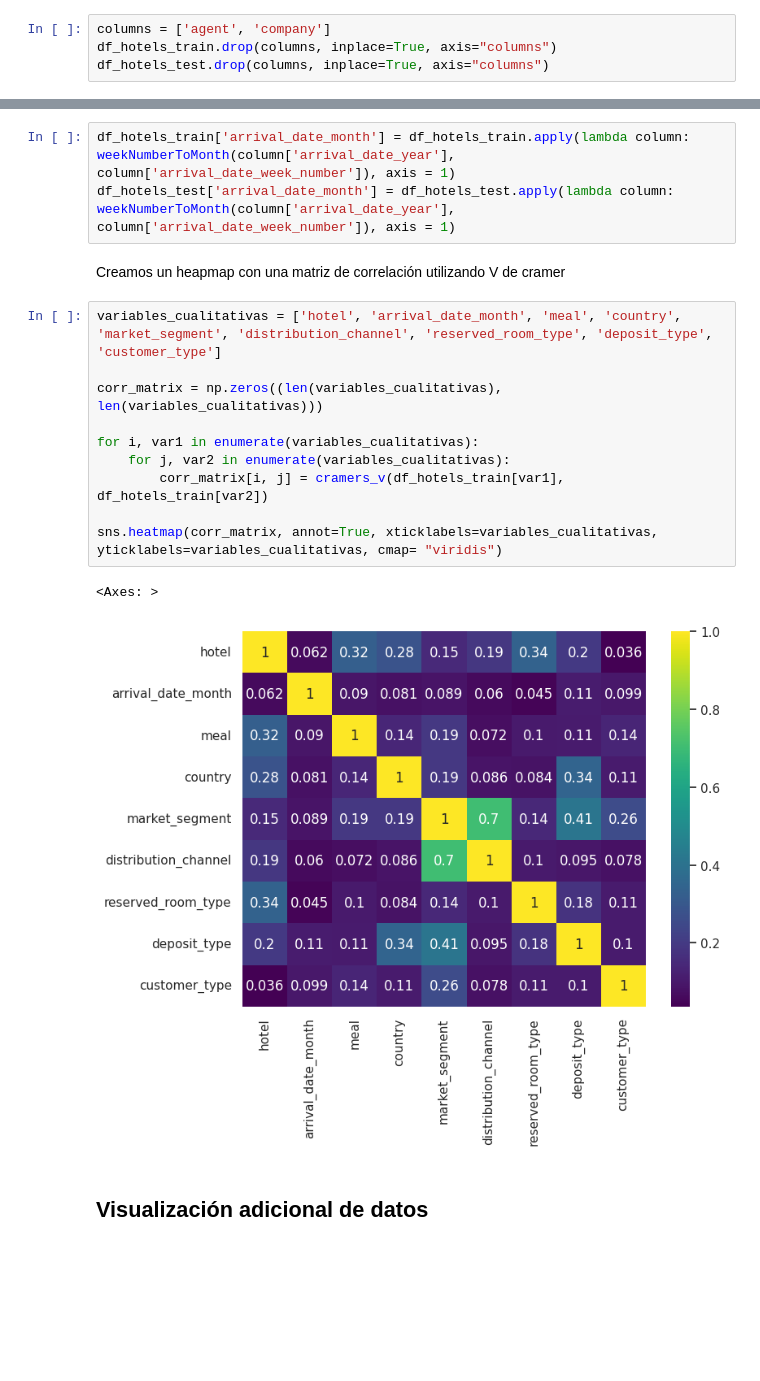
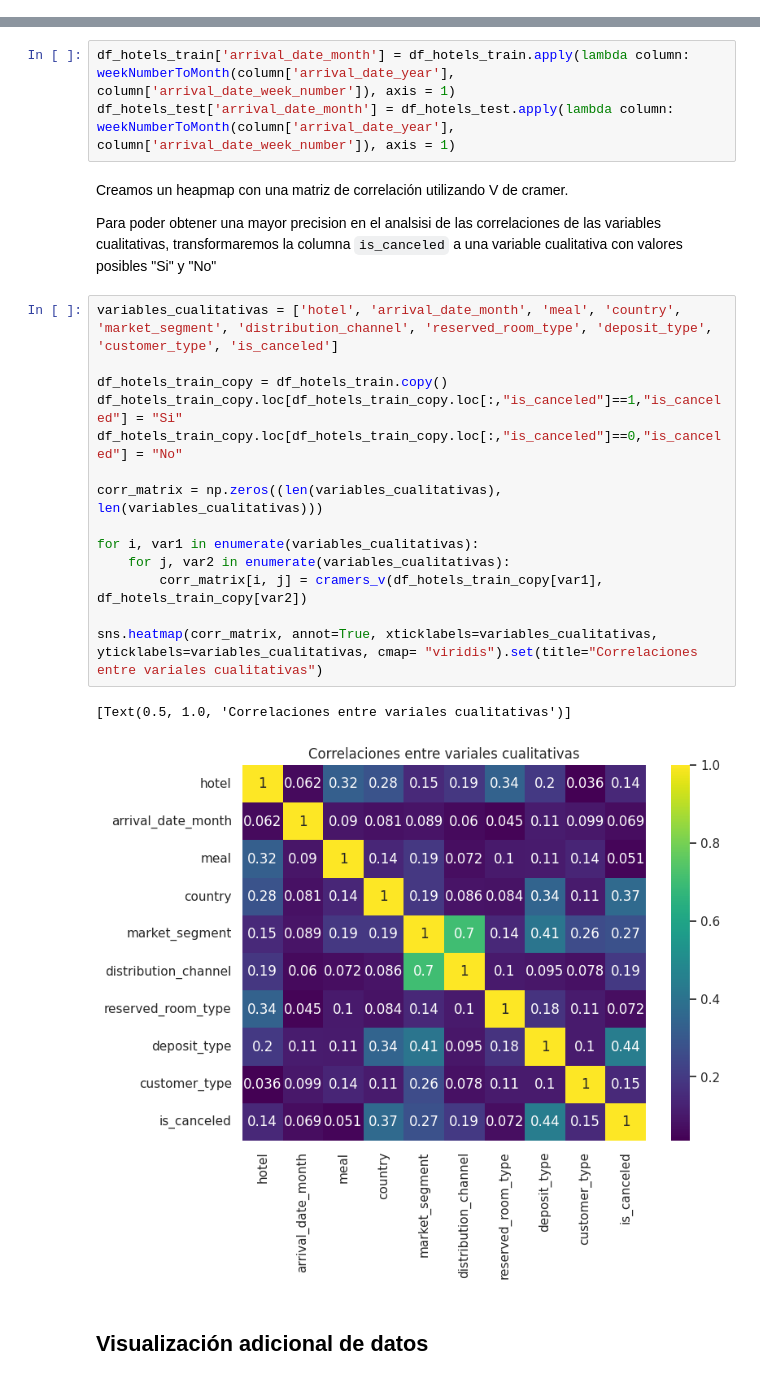
Before and after one commit to FrancoSecchi/7506R-1C2023-GRUPO02, a Jupyter notebook: 7506R_TP1_GRUPO02_CHP1_ENTREGA.ipynb, the cells around one changed output, grey strips where cells are left out. Cells and saved outputs as stored; diff of their text form; blank space fills up the shorter version.

```diff
--- a/7506R_TP1_GRUPO02_CHP1_ENTREGA.ipynb
+++ b/7506R_TP1_GRUPO02_CHP1_ENTREGA.ipynb
@@ -1207,7 +1229,3 @@ Columnas:
 La columna `id` tambien es un identificador, pero en este caso no lo vamos a eliminar, ya que es necesario para la competencia _Kaggle_.
 # %% [markdown]
 Al hacer dicho analisis, procedemos a eliminar dichas columnas del dataset de training y test
-# %%
-columns = ['agent', 'company']
-df_hotels_train.drop(columns, inplace=True, axis="columns")
-df_hotels_test.drop(columns, inplace=True, axis="columns")
@@ -1268,20 +1266,26 @@ Para poder lograr un analaisis mas preciso, vamos a crear una nueva columna que
 # %%
 df_hotels_train['arrival_date_month'] = df_hotels_train.apply(lambda column: weekNumberToMonth(column['arrival_date_year'], column['arrival_date_week_number']), axis = 1)
 df_hotels_test['arrival_date_month'] = df_hotels_test.apply(lambda column: weekNumberToMonth(column['arrival_date_year'], column['arrival_date_week_number']), axis = 1)
-# %% [markdown]
-Creamos un heapmap con una matriz de correlación utilizando V de cramer
+# %% [markdown]
+Creamos un heapmap con una matriz de correlación utilizando V de cramer.
+
+Para poder obtener una mayor precision en el analsisi de las correlaciones de las variables cualitativas, transformaremos la columna `is_canceled` a una variable cualitativa con valores posibles "Si" y "No"
 # %%
-variables_cualitativas = ['hotel', 'arrival_date_month', 'meal', 'country', 'market_segment', 'distribution_channel', 'reserved_room_type', 'deposit_type', 'customer_type']
+variables_cualitativas = ['hotel', 'arrival_date_month', 'meal', 'country', 'market_segment', 'distribution_channel', 'reserved_room_type', 'deposit_type', 'customer_type', 'is_canceled']
+
+df_hotels_train_copy = df_hotels_train.copy()
+df_hotels_train_copy.loc[df_hotels_train_copy.loc[:,"is_canceled"]==1,"is_canceled"] = "Si"
+df_hotels_train_copy.loc[df_hotels_train_copy.loc[:,"is_canceled"]==0,"is_canceled"] = "No"
 
 corr_matrix = np.zeros((len(variables_cualitativas), len(variables_cualitativas)))
 
 for i, var1 in enumerate(variables_cualitativas):
     for j, var2 in enumerate(variables_cualitativas):
-        corr_matrix[i, j] = cramers_v(df_hotels_train[var1], df_hotels_train[var2])
+        corr_matrix[i, j] = cramers_v(df_hotels_train_copy[var1], df_hotels_train_copy[var2])
 
-sns.heatmap(corr_matrix, annot=True, xticklabels=variables_cualitativas, yticklabels=variables_cualitativas, cmap= "viridis")
+sns.heatmap(corr_matrix, annot=True, xticklabels=variables_cualitativas, yticklabels=variables_cualitativas, cmap= "viridis").set(title="Correlaciones entre variales cualitativas")
 # %% [output]
-<Axes: >
+[Text(0.5, 1.0, 'Correlaciones entre variales cualitativas')]
-[figure, old version]
+[figure, new version]
 # %% [markdown]
 ## Visualización adicional de datos
```
Also changed, not shown: parts of 99 cells of this notebook.
